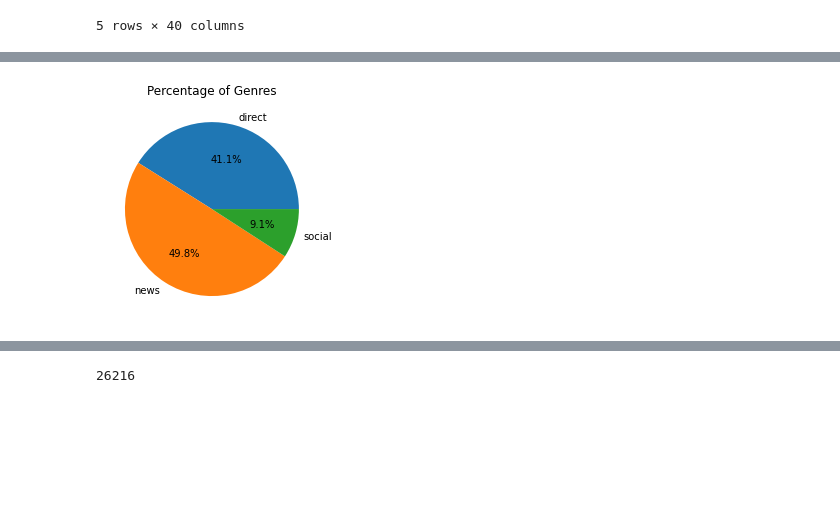
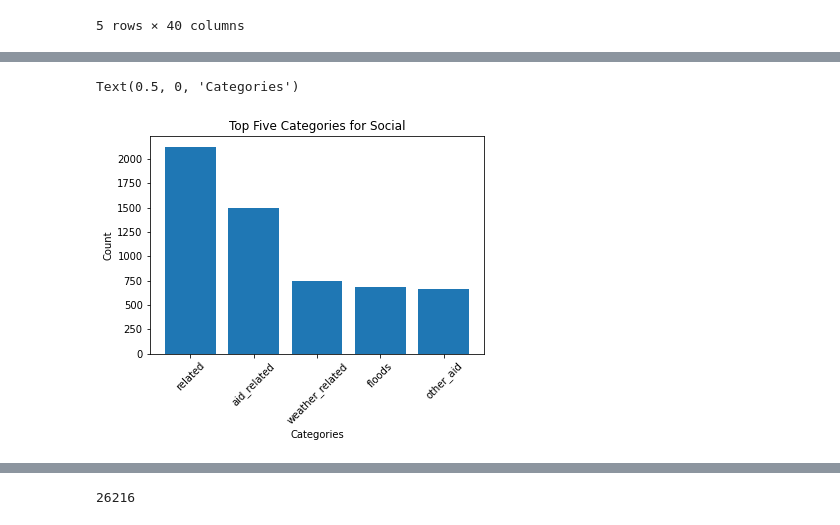
Before and after one commit to MusumuriSamson/Project-Disaster-Response-Pipeline, a Jupyter notebook: data/process_data.ipynb, the cells around one changed output, grey strips where cells are left out. Saved outputs shown, nothing was run; the diff lists cells and outputs as text; code cells hidden in the pictures; blank space fills up the shorter version.

```diff
--- a/data/process_data.ipynb
+++ b/data/process_data.ipynb
@@ -230,13 +229,13 @@ plt.xticks(rotation=45);
-# %%
-# Graph 2
-genre_counts = df.groupby('genre').count()['message']
-genre_names = list(genre_counts.index)
-
-fig, ax = plt.subplots()
-
-ax.pie(genre_counts, labels=genre_names, autopct='%1.1f%%')
-ax.set_title("Percentage of Genres")
-
-plt.show()
-# %% [output]
-[figure, removed]
+# %%
+# Graph 2 - Social
+top_social_cat=df[df['genre'] == 'social'].iloc[:,4:].sum().sort_values(ascending=False).head(5)
+top_social_cat_names = list(top_direct_cat.index)
+
+plt.bar(top_social_cat_names,top_social_cat)
+plt.title('Top Five Categories for Social')
+plt.xticks(rotation=45)
+plt.ylabel('Count')
+plt.xlabel('Categories')
+# %% [output]
+Text(0.5, 0, 'Categories')
+[figure, added]
```
Also changed, not shown: parts of 2 cells of this notebook, 1 other file.
